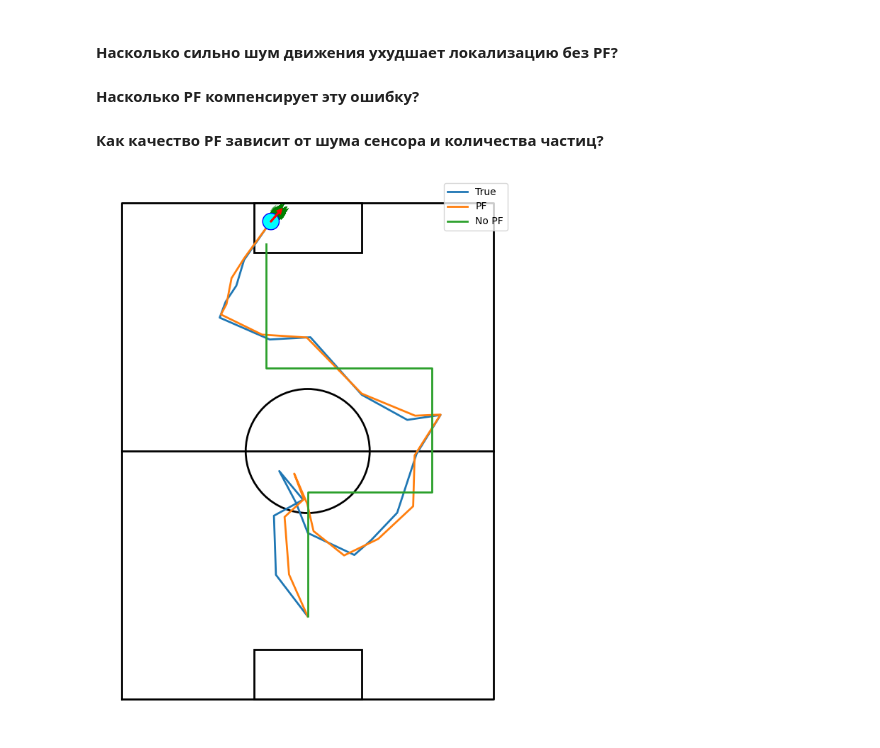
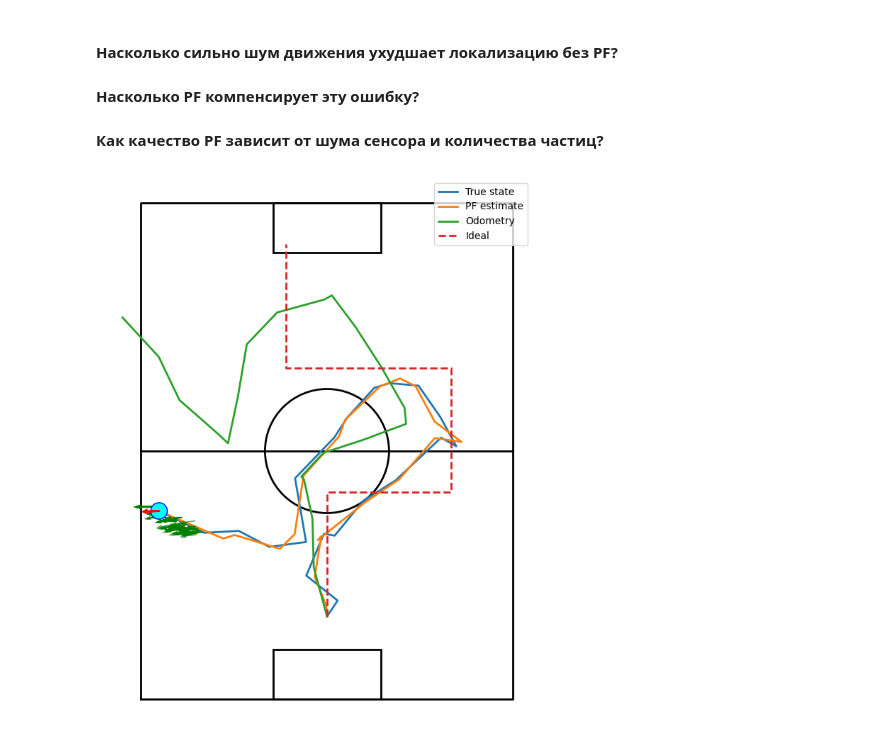
Before and after one commit to PavelKrWork/Monte_Carlo_robot_localization, a Jupyter notebook: Particle_filter.ipynb, the cells around one changed output. Cells and saved outputs as stored; diff of their text form; code cells hidden in the pictures.

```diff
--- a/Particle_filter.ipynb
+++ b/Particle_filter.ipynb
@@ -7,7 +7,7 @@ from Localization_metrics import *
 # %% [markdown]
 ## Настройка параметров модели фильтра частиц
 # %%
-particles_count = 5000  # hyperparam: particles count
+particles_count = 3000  # hyperparam: particles count
 
 # landmark coords
 left_coord = Coord(-1, 5)
@@ -15,7 +15,7 @@ right_coord = Coord(1, 5)
 lm = LandMark(left_coord, right_coord)
 
 # standard deviation of noise for each dimension (x, y, theta)
-system_noise = State(0.4, 0.4, 0.4)
+system_noise = State(0.2, 0.2, 0.2)
 sens_noise = np.array([0.05, 0.05, 0.05])
 
 # initial state
@@ -70,80 +106,65 @@ import matplotlib.pyplot as plt
 # %%
 # насколько PF определяет фактическое положение робота
-state0 = State(0, -4, np.pi / 2)
 pf = ParticleFilter(particles_count, state0, lm, system_noise, sens_noise)
 
-pf_metrics = LocalizationMetrics()
-no_pf_metrics = LocalizationMetrics()
-
-# ethalon trajectory
-steps = [
-    # ↑ к воротам
-    State(1, 0, 0),
-    State(1, 0, 0),
-    State(1, 0, 0),
-
-    # → вправо
-    State(0, 0, -np.pi / 2),
-    State(1, 0, 0),
-    State(1, 0, 0),
-    State(1, 0, 0),
-
-    # ↑
-    State(0, 0, np.pi / 2),
-    State(1, 0, 0),
-    State(1, 0, 0),
-    State(1, 0, 0),
-
-    # ←
-    State(0, 0, np.pi / 2),
-    State(1, 0, 0),
-    State(1, 0, 0),
-    State(1, 0, 0),
-    State(1, 0, 0),
-
-    # ↑ к воротам
-    State(0, 0, -np.pi / 2),
-    State(1, 0, 0),
-    State(1, 0, 0),
-    State(1, 0, 0),
-]
+pf_metrics_state = LocalizationMetrics()
+no_pf_metrics_state = LocalizationMetrics()
+pf_metrics_ideal_state = LocalizationMetrics()
+no_pf_metrics_ideal_state = LocalizationMetrics()
 
 fig, ax = plt.subplots(figsize=(8, 10))
 draw_field_with_robot(pf.state, pf.particles, ax=ax)
 display(fig)
 
 true_trajectory = [(pf.state.x, pf.state.y)]
 pf_trajectory = [(pf.state.x, pf.state.y)]
 no_pf_trajectory = [(pf.no_pf_state.x, pf.no_pf_state.y)]
+ideal_trajectory = [(pf.ideal_state.x, pf.ideal_state.y)]
 
 for step_i in steps:
 
     est_state = pf.simulate(step_i)
-    pf_metrics.update(pf.state, est_state)
-    no_pf_metrics.update(pf.state, pf.no_pf_state)
+
+    pf_metrics_state.update(pf.state, est_state)
+    no_pf_metrics_state.update(pf.state, pf.no_pf_state)
+
+    pf_metrics_ideal_state.update(pf.ideal_state, est_state)
+    no_pf_metrics_ideal_state.update(pf.ideal_state, pf.no_pf_state)
 
     true_trajectory.append((pf.state.x, pf.state.y))
     pf_trajectory.append((est_state.x, est_state.y))
     no_pf_trajectory.append((pf.no_pf_state.x, pf.no_pf_state.y))
+    ideal_trajectory.append((pf.ideal_state.x, pf.ideal_state.y))
 
     draw_field_with_robot(est_state, pf.particles, ax=ax)
 
     true_traj = np.array(true_trajectory)
     pf_traj = np.array(pf_trajectory)
     no_pf_traj = np.array(no_pf_trajectory)
+    id_traj = np.array(ideal_trajectory)
 
-    ax.plot(true_traj[:, 0], true_traj[:, 1], linewidth=2, label='True') # реальное состояние с шумом
-    ax.plot(pf_traj[:, 0], pf_traj[:, 1], linewidth=2, label='PF') # оценка PF
-    ax.plot(no_pf_traj[:, 0], no_pf_traj[:, 1], linewidth=2, label='No PF') # движение только по командам
+    ax.plot(true_traj[:, 0], true_traj[:, 1],
+            linewidth=2, label='True state')
+
+    ax.plot(pf_traj[:, 0], pf_traj[:, 1],
+            linewidth=2, label='PF estimate')
+
+    ax.plot(no_pf_traj[:, 0], no_pf_traj[:, 1],
+            linewidth=2, label='Odometry')
+
+    ax.plot(id_traj[:, 0], id_traj[:, 1],
+            linewidth=2, linestyle='--', label='Ideal')
 
     ax.legend()
 
     clear_output(wait=True)
     display(fig)
 
 plt.close(fig)
 
-res_pf = pf_metrics.summary()
-res_no_pf = no_pf_metrics.summary()
+res_pf_state = pf_metrics_state.summary()
+res_no_pf_state = no_pf_metrics_state.summary()
+res_pf_ideal_state = pf_metrics_ideal_state.summary()
+res_no_pf_ideal_state = no_pf_metrics_ideal_state.summary()
 # %% [output]
-[figure, old version]
+[figure, new version]
```
Also changed, not shown: parts of 15 cells of this notebook, 1 other file.
